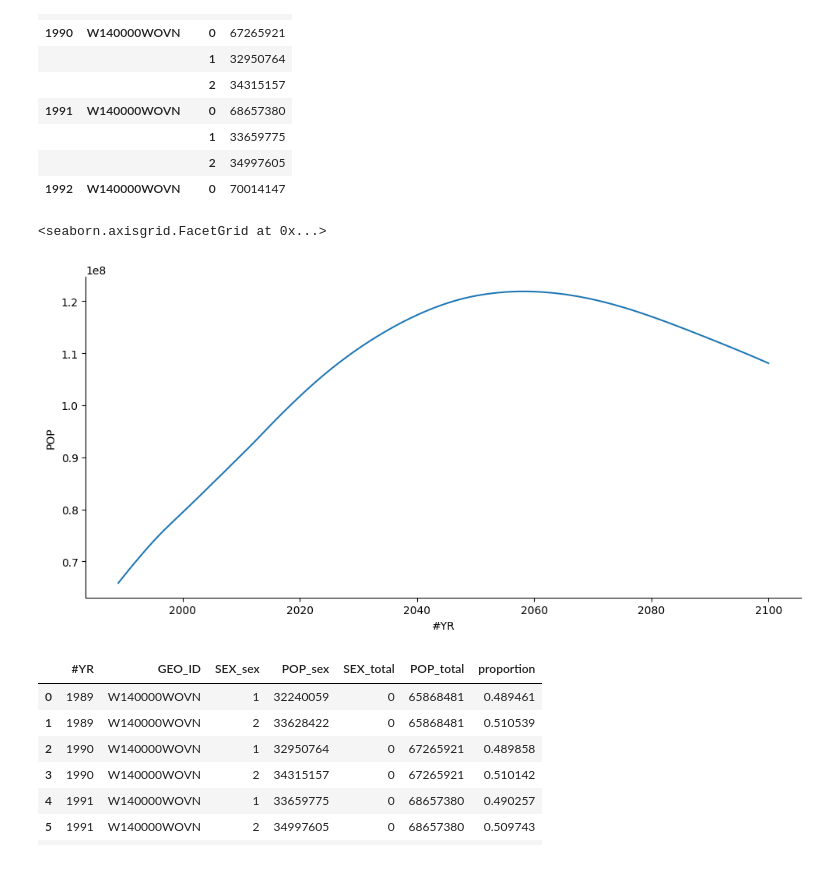
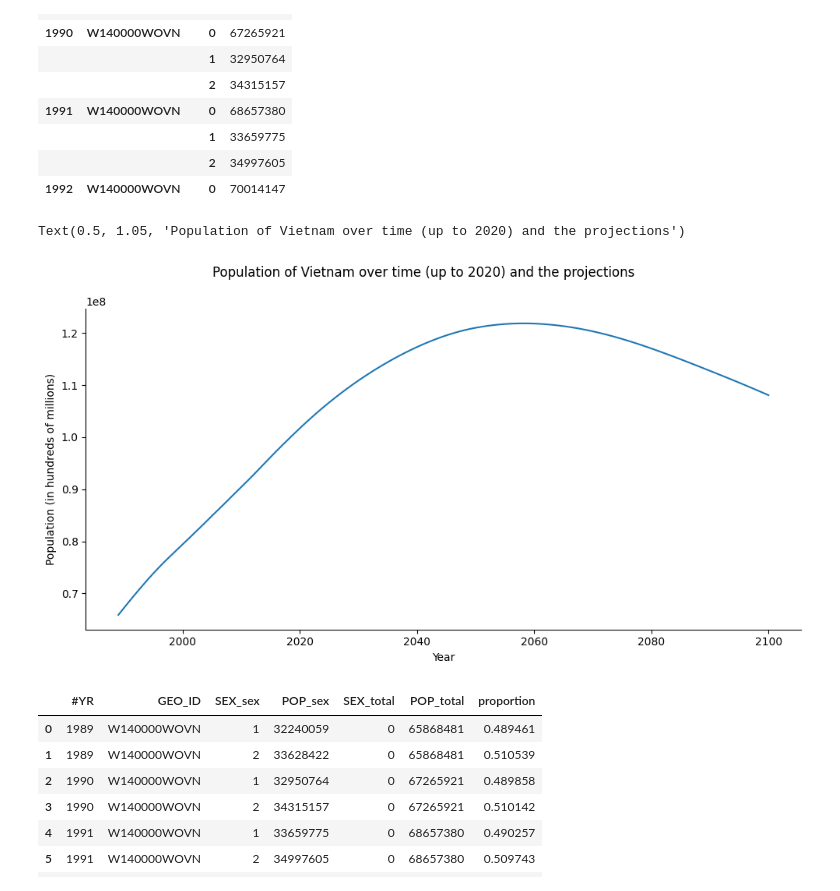
Before and after one commit to thaianle/international-database, a Jupyter notebook: idbsingleyear-python.ipynb, the cells around one changed output. Cells and saved outputs as stored; diff of their text form; code cells hidden in the pictures.

Commit message:
Finalize some graphs for IDB Single Year data

```diff
--- a/idbsingleyear-python.ipynb
+++ b/idbsingleyear-python.ipynb
@@ -200,12 +200,14 @@ idbsingleyear_vn.head(10)
 # %%
 # A line plot showing change of population over time, filtered for both sexes
 
 # Filter for both sexes (SEX = 0)
 idbsingleyear_vn_reset = idbsingleyear_vn.reset_index(drop = False, inplace = False)
 idbsingleyear_vn_0 = idbsingleyear_vn_reset[idbsingleyear_vn_reset['SEX'] == 0]
 
-sns.relplot(data = idbsingleyear_vn_0, x = '#YR', y = 'POP', kind = 'line', errorbar = None, aspect = 2)
+vn_pop = sns.relplot(data = idbsingleyear_vn_0, x = '#YR', y = 'POP', kind = 'line', errorbar = None, aspect = 2)
+vn_pop.set_axis_labels('Year', 'Population (in hundreds of millions)')
+vn_pop.fig.suptitle('Population of Vietnam over time (up to 2020) and the projections', y = 1.05)
 # %% [output]
-<seaborn.axisgrid.FacetGrid at 0x...>
+Text(0.5, 1.05, 'Population of Vietnam over time (up to 2020) and the projections')
-[figure, old version]
+[figure, new version]
 # %%
```
Also changed, not shown: parts of 2 cells of this notebook.
